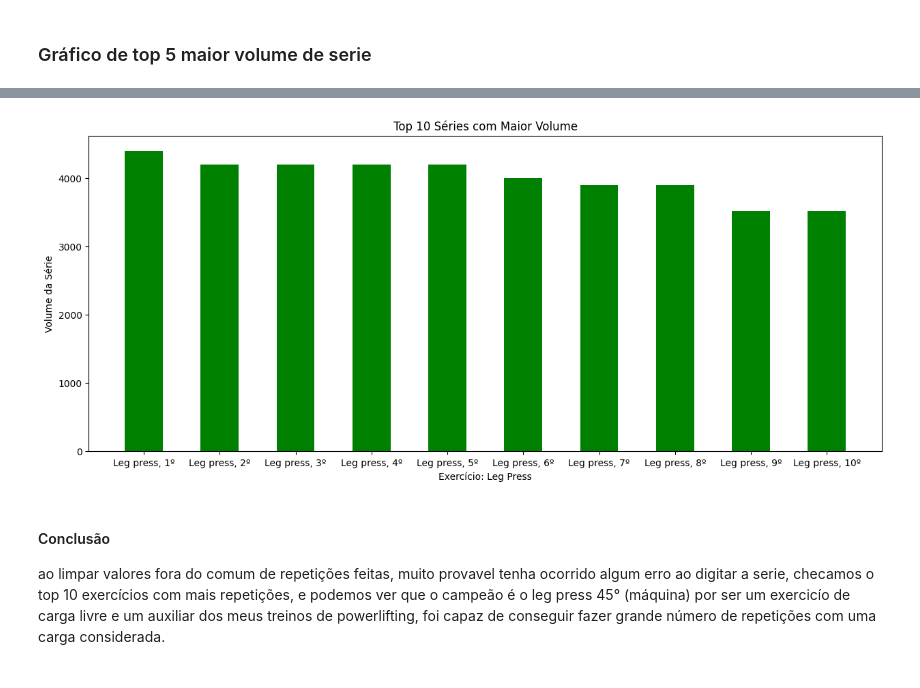
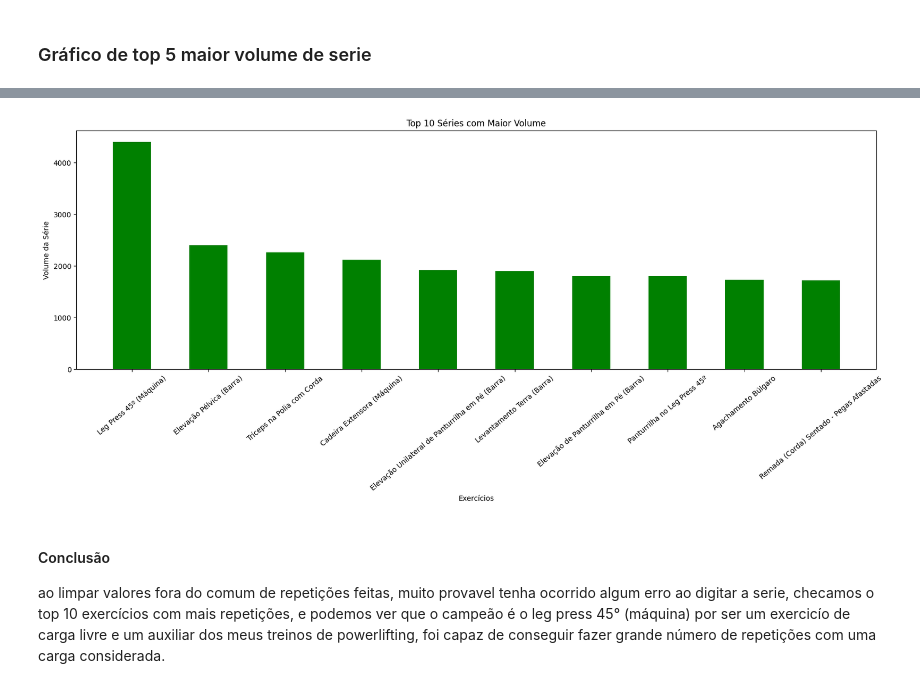
Before and after one commit to LucasDiasAlves/data-set_treino, a Jupyter notebook: notebook.ipynb, the cells around one changed output, grey strips where cells are left out. Saved outputs shown, nothing was run; the diff lists cells and outputs as text; code cells hidden in the pictures.

```diff
--- a/notebook.ipynb
+++ b/notebook.ipynb
@@ -187,6 +187,6 @@ id_exercise
 
 import matplotlib.pyplot as plt
 # %%
-top10 = data.nlargest(10, 'volume_serie')
+top10 = tabela_auxiliar.nlargest(10, 'volume_serie')
 print(top10)
 # %% [output]
@@ -210,5 +210,5 @@ print(top10)
 # %%
 y = top10['volume_serie']
-x = [f"Leg press, {i+1}º" for i in range(len(y))]
+x = top10['exercise_title']
 print(x)
 # %% [output]
@@ -216,13 +227,13 @@ print(x)
 # %%
-fig, ax = plt.subplots(figsize=(15, 6))
+fig, ax = plt.subplots(figsize=(20, 6))
 ax.bar = plt.bar(x, y, color='green', width=0.5)
-ax.set_xlabel('Exercício: Leg Press')
+ax.set_xlabel('Exercícios')
 ax.set_ylabel('Volume da Série')
 ax.set_title('Top 10 Séries com Maior Volume')
-
+plt.xticks(rotation=40)
 plt.show()
 # %% [output]
-[figure, old version]
+[figure, new version]
 # %% [markdown]
 #### Conclusão
 ao limpar valores fora do comum de repetições feitas, muito provavel tenha ocorrido algum erro ao digitar a serie, checamos o top 10 exercícios com mais repetições, e podemos ver que o campeão é o leg press 45° (máquina) por ser um exercicío de carga livre e um auxiliar dos meus treinos de powerlifting, foi capaz de conseguir fazer grande número de repetições com uma carga considerada.
```
Also changed, not shown: parts of 2 cells of this notebook.
